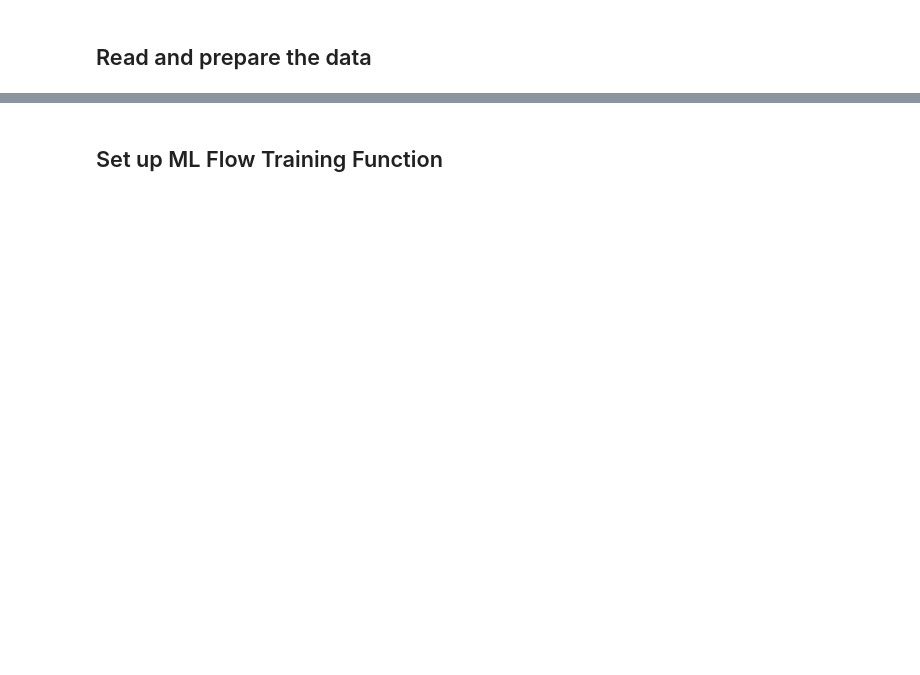
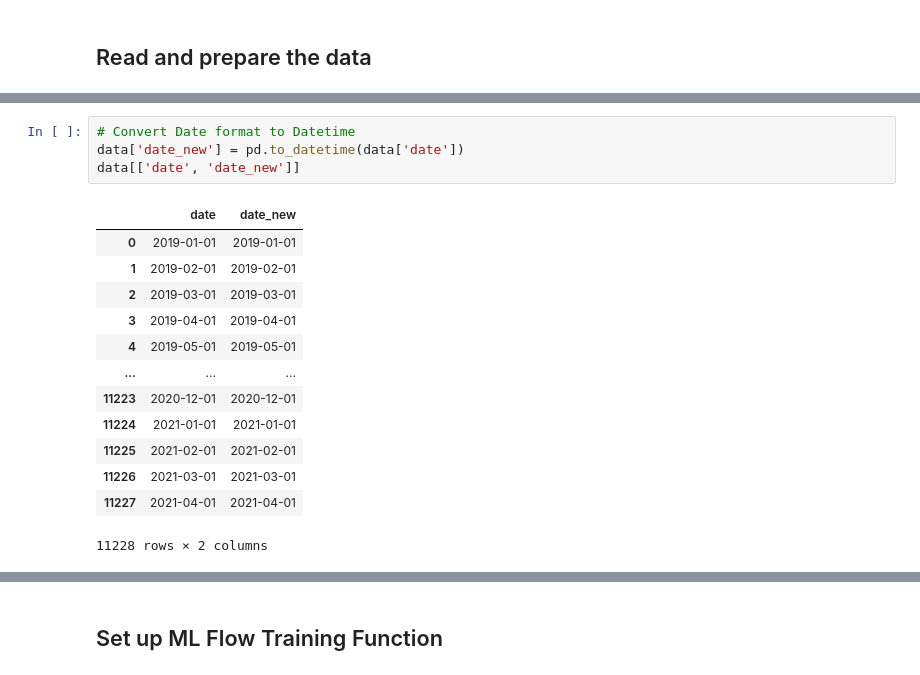
Before and after one commit to DSSGxUK/bmwi, a Jupyter notebook: notebooks/XG_Boost_Model.ipynb, the cells around one changed output, grey strips where cells are left out. Cells and saved outputs as stored; diff of their text form; blank space fills up the shorter version.

```diff
--- a/notebooks/XG_Boost_Model.ipynb
+++ b/notebooks/XG_Boost_Model.ipynb
@@ -107,0 +113,18 @@ data[['number_of_companies_agriculture_x', 'number_of_companies_agriculture_y']]
+# %%
+# Convert Date format to Datetime
+data['date_new'] = pd.to_datetime(data['date'])
+data[['date', 'date_new']]
+# %% [output]
+|  | date | date_new |
+| 0 | 2019-01-01 | 2019-01-01 |
+| 1 | 2019-02-01 | 2019-02-01 |
+| 2 | 2019-03-01 | 2019-03-01 |
+| 3 | 2019-04-01 | 2019-04-01 |
+| 4 | 2019-05-01 | 2019-05-01 |
+| ... | ... | ... |
+| 11223 | 2020-12-01 | 2020-12-01 |
+| 11224 | 2021-01-01 | 2021-01-01 |
+| 11225 | 2021-02-01 | 2021-02-01 |
+| 11226 | 2021-03-01 | 2021-03-01 |
+| 11227 | 2021-04-01 | 2021-04-01 |
+11228 rows × 2 columns
```
Also changed, not shown: parts of 30 cells of this notebook.
